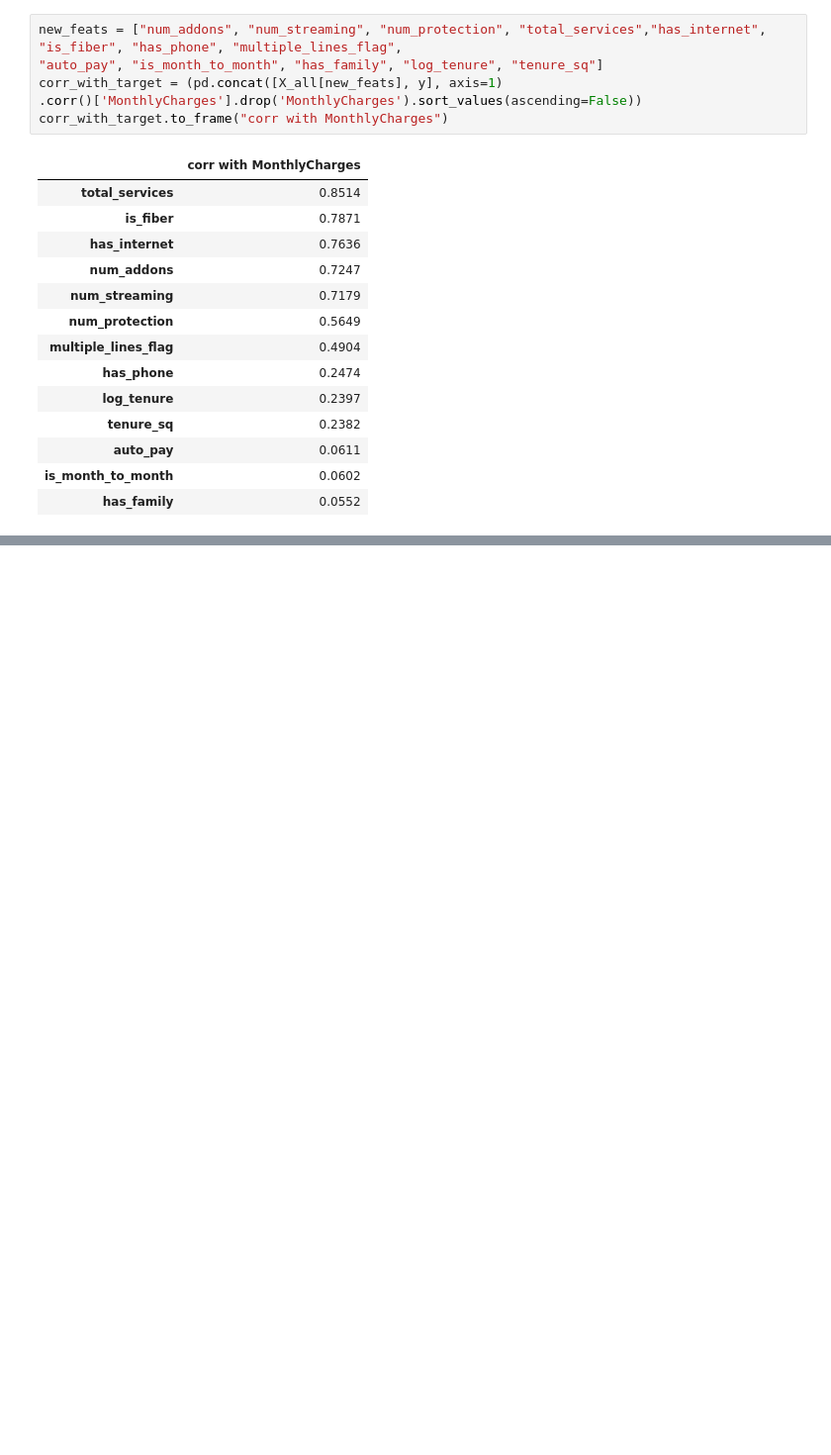
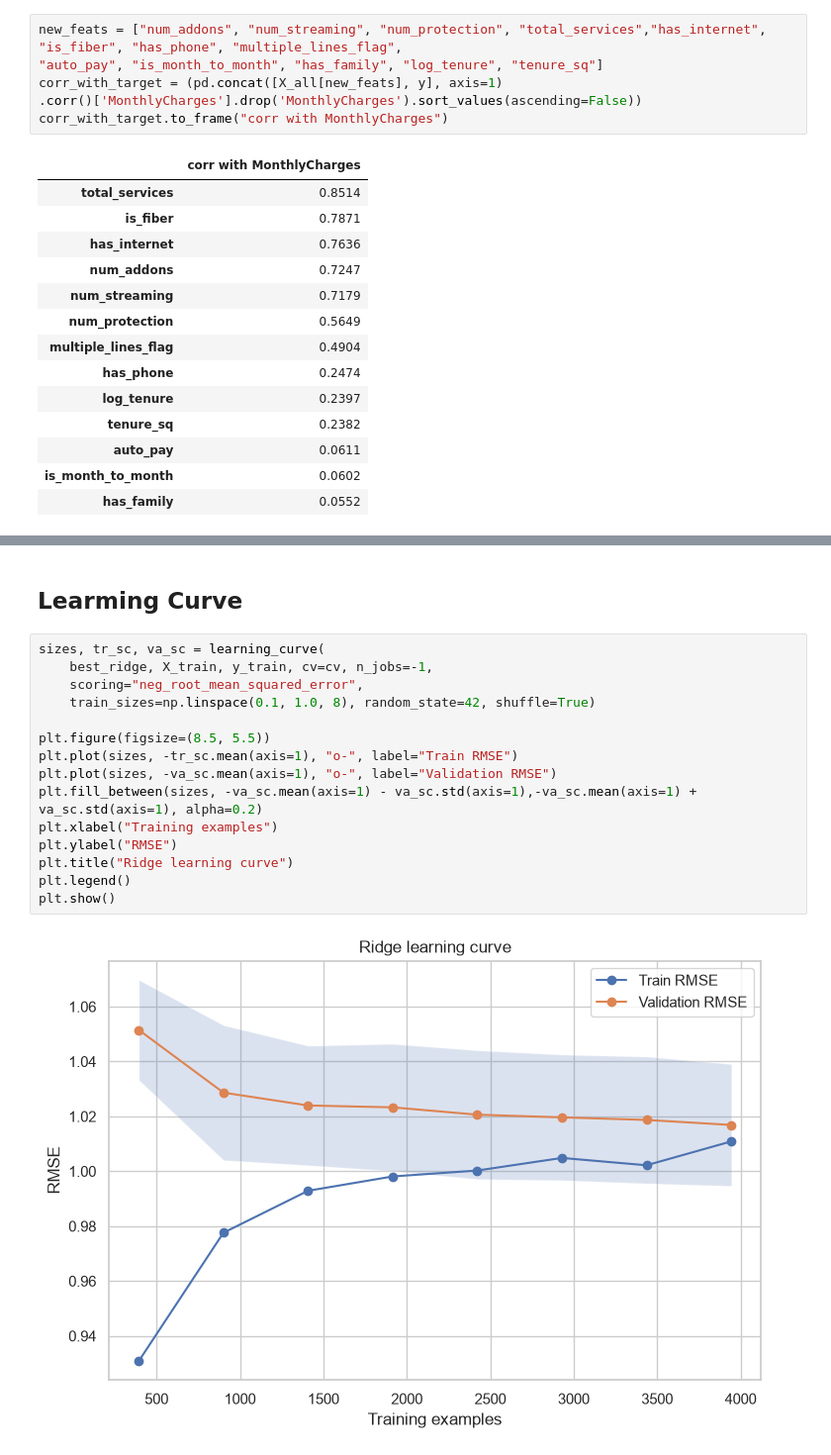
Before and after one commit to anojpradhan/learningDS, a Jupyter notebook: 02_ridge_regression.ipynb, the cells around one changed output, grey strips where cells are left out. Shown at 99% size. Drawn from its saved outputs; the diff is of its cells as text; blank space fills up the shorter version.

```diff
--- a/02_ridge_regression.ipynb
+++ b/02_ridge_regression.ipynb
@@ -204,0 +425,19 @@ corr_with_target.to_frame("corr with MonthlyCharges")
+# %% [markdown]
+## Learming Curve
+# %%
+sizes, tr_sc, va_sc = learning_curve(
+    best_ridge, X_train, y_train, cv=cv, n_jobs=-1,
+    scoring="neg_root_mean_squared_error",
+    train_sizes=np.linspace(0.1, 1.0, 8), random_state=42, shuffle=True)
+
+plt.figure(figsize=(8.5, 5.5))
+plt.plot(sizes, -tr_sc.mean(axis=1), "o-", label="Train RMSE")
+plt.plot(sizes, -va_sc.mean(axis=1), "o-", label="Validation RMSE")
+plt.fill_between(sizes, -va_sc.mean(axis=1) - va_sc.std(axis=1),-va_sc.mean(axis=1) + va_sc.std(axis=1), alpha=0.2)
+plt.xlabel("Training examples")
+plt.ylabel("RMSE")
+plt.title("Ridge learning curve")
+plt.legend()
+plt.show()
+# %% [output]
+[figure, added]
```
Also changed, not shown: parts of 20 cells of this notebook.
